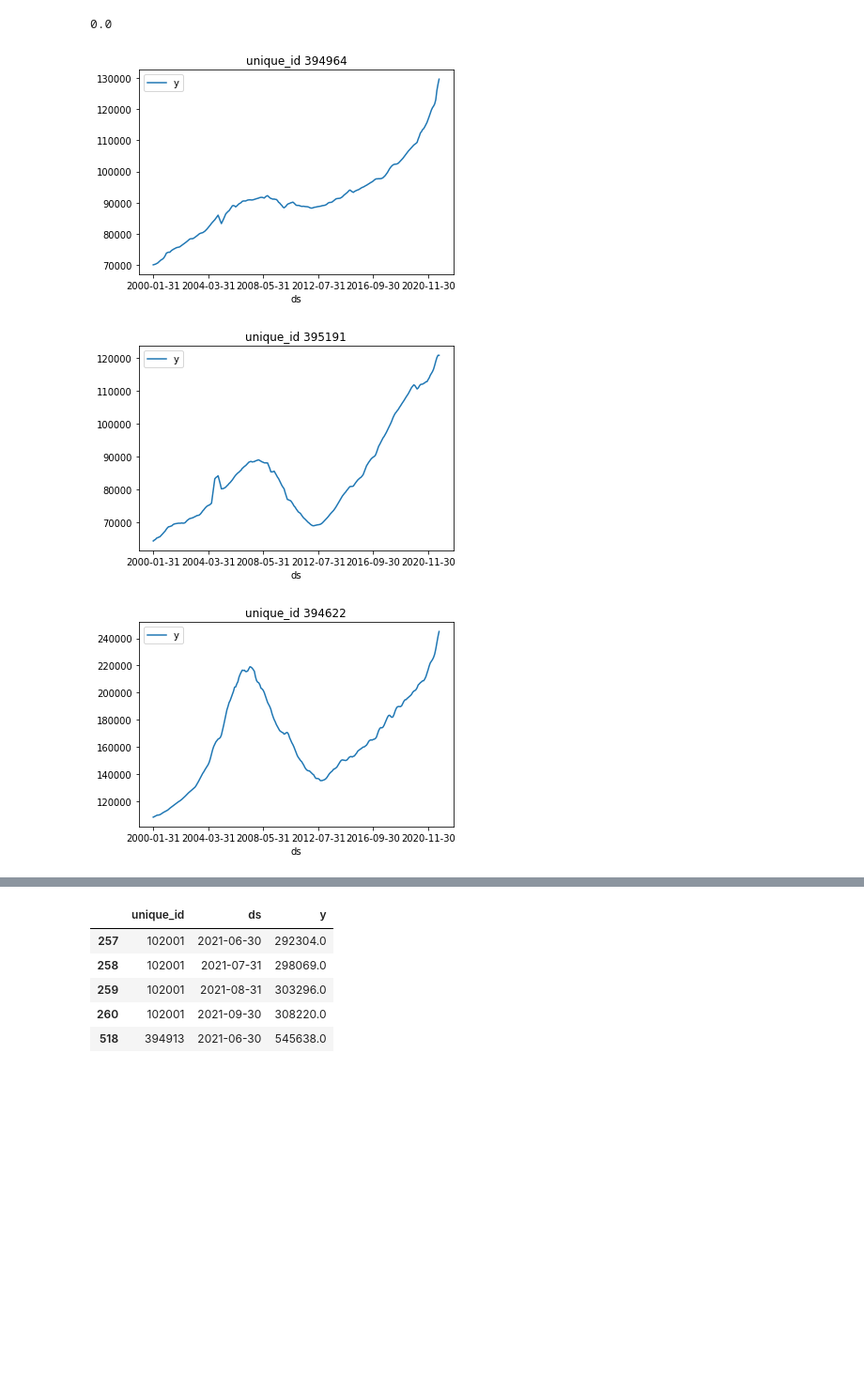
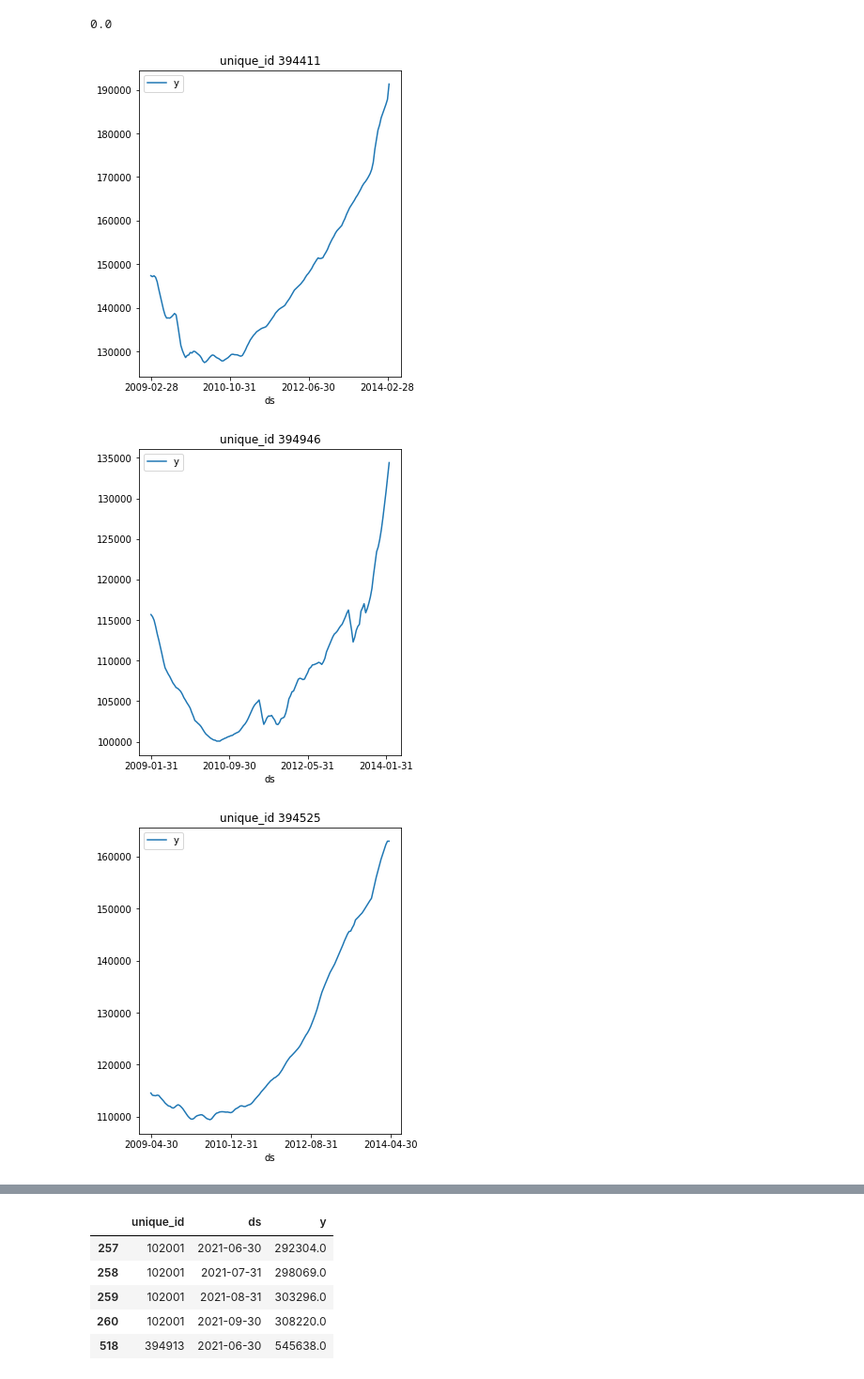
Before and after one commit to uumami/workshop_riskmathics, a Jupyter notebook: ts_workshop.ipynb, the cells around one changed output, grey strips where cells are left out. Shown at 94% size. Drawn from its saved outputs; the diff is of its cells as text; code cells hidden in the pictures; blank space fills up the shorter version.

```diff
--- a/ts_workshop.ipynb
+++ b/ts_workshop.ipynb
@@ -162,10 +164,12 @@ df['y'].isna().mean()
 # %%
 for _ in range(10):
   uid = np.random.choice(df['unique_id'].unique())
-  df.query('unique_id == @uid').drop('unique_id', axis=1).set_index('ds').plot()
+  fig, ax = plt.subplots(1, 1, figsize=(5, 6))
+  df.query('unique_id == @uid').drop('unique_id', axis=1).set_index('ds').plot(ax=ax)
   plt.title(f'unique_id {uid}')
+  ax.xaxis.set_major_locator(plt.MaxNLocator(4))
   plt.show()
 # %% [output]
-[figure, old version]
+[figure, new version]
-[figure, old version]
+[figure, new version]
-[figure, old version]
+[figure, new version]
```
Also changed, not shown: parts of 49 cells of this notebook.
